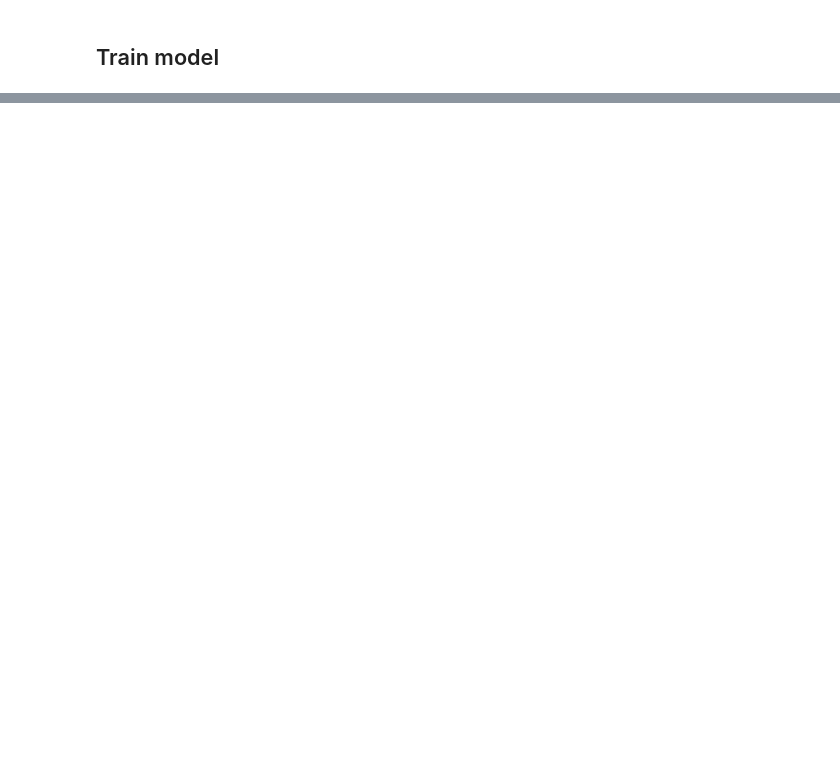
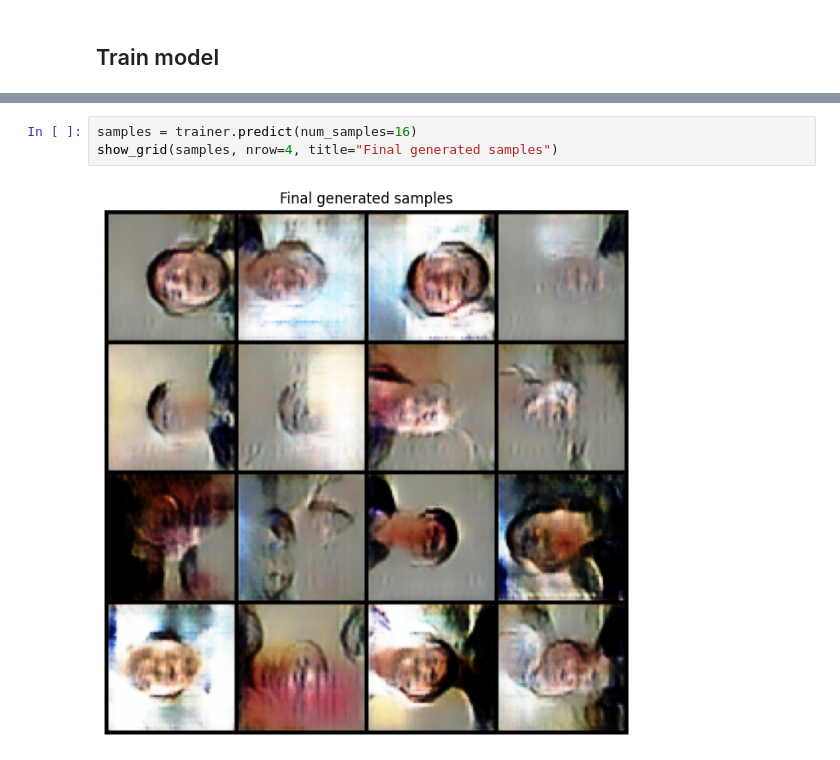
Before and after one commit to AndreDon0/25AIMEPhI, a Jupyter notebook: Homework_19_gan/main.ipynb, the cells around one changed output, grey strips where cells are left out. Drawn from its saved outputs; the diff is of its cells as text; blank space fills up the shorter version.

```diff
--- a/Homework_19_gan/main.ipynb
+++ b/Homework_19_gan/main.ipynb
@@ -85,0 +225,5 @@ optimizer = torch.optim.Adam(gan.parameters(), lr=learning_rate)
+# %%
+samples = trainer.predict(num_samples=16)
+show_grid(samples, nrow=4, title="Final generated samples")
+# %% [output]
+[figure, added]
```
Also changed, not shown: parts of 10 cells of this notebook, 6 other files.
